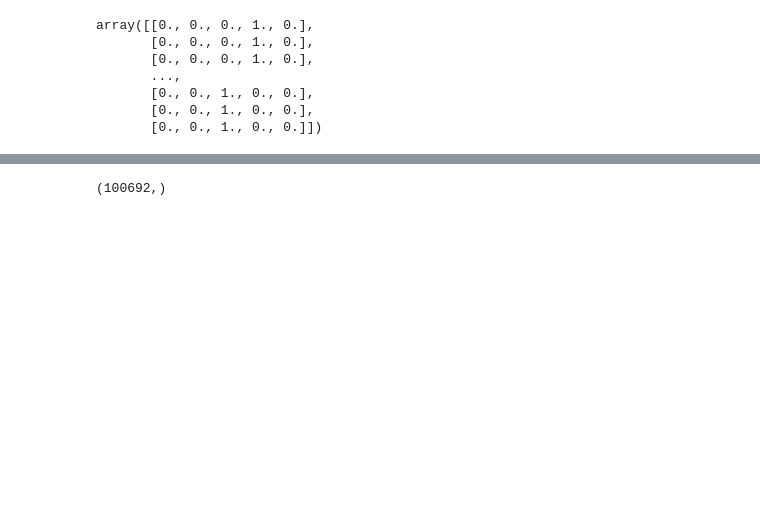
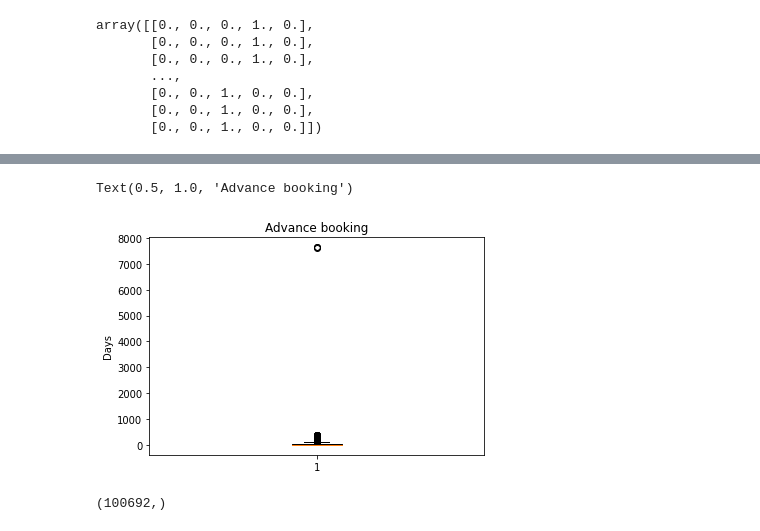
Before and after one commit to carneiroRomulo/SeazoneChallenge, a Jupyter notebook: Challenge.ipynb, the cells around one changed output, grey strips where cells are left out. Saved outputs shown, nothing was run; the diff lists cells and outputs as text; code cells hidden in the pictures; blank space fills up the shorter version.

```diff
--- a/Challenge.ipynb
+++ b/Challenge.ipynb
@@ -381,0 +261,14 @@ df6_price
+# %%
+# Transformando features de data em tipo datetime para poder manipulá-las
+df3_price = df2_price.copy()
+
+df3_price['booked_on'] = pd.to_datetime(df3_price['booked_on'])
+df3_price['date'] = pd.to_datetime(df3_price['date'])
+
+# Obtendo o dia da semana, começando na segunda-feira com o índice = 0
+df3_price['days'] = df3_price['date'].dt.weekday
+# %%
+# Adiantamento de reservas em dias
+df4_price = df3_price
+df4_price['advance_booking'] = (df3_price['date'] - df3_price['booked_on']).dt.days
+df4_price
@@ -382 +304,8 @@ df6_price
+# %%
+plt.boxplot(df4_price.advance_booking)
+plt.ylabel('Days')
+plt.title('Advance booking')
+# %% [output]
+Text(0.5, 1.0, 'Advance booking')
+[figure, added]
 # %%
```
Also changed, not shown: parts of 61 cells of this notebook, 6 other files.
